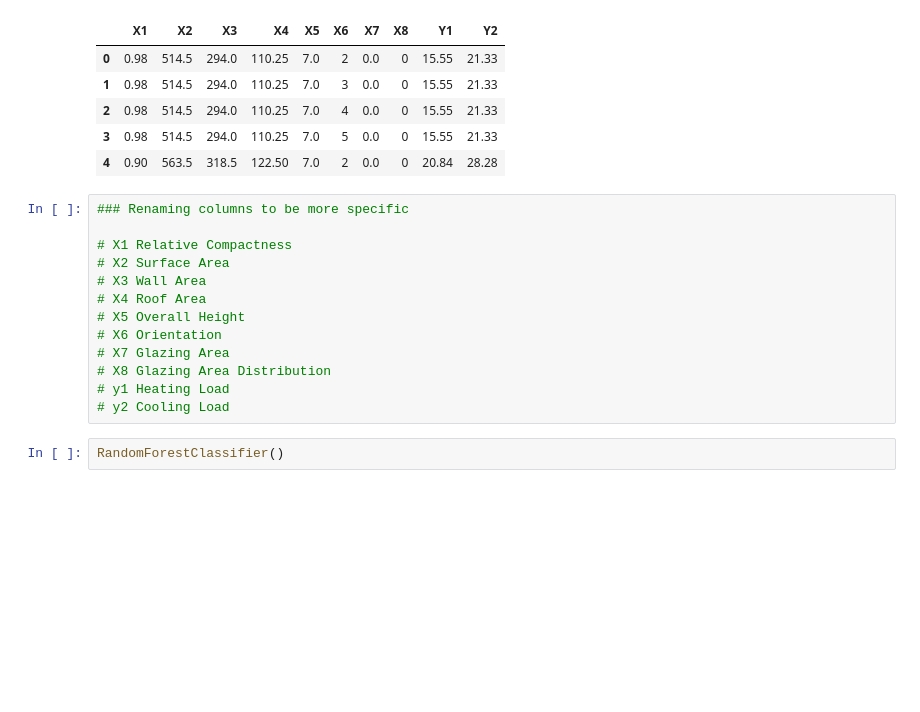
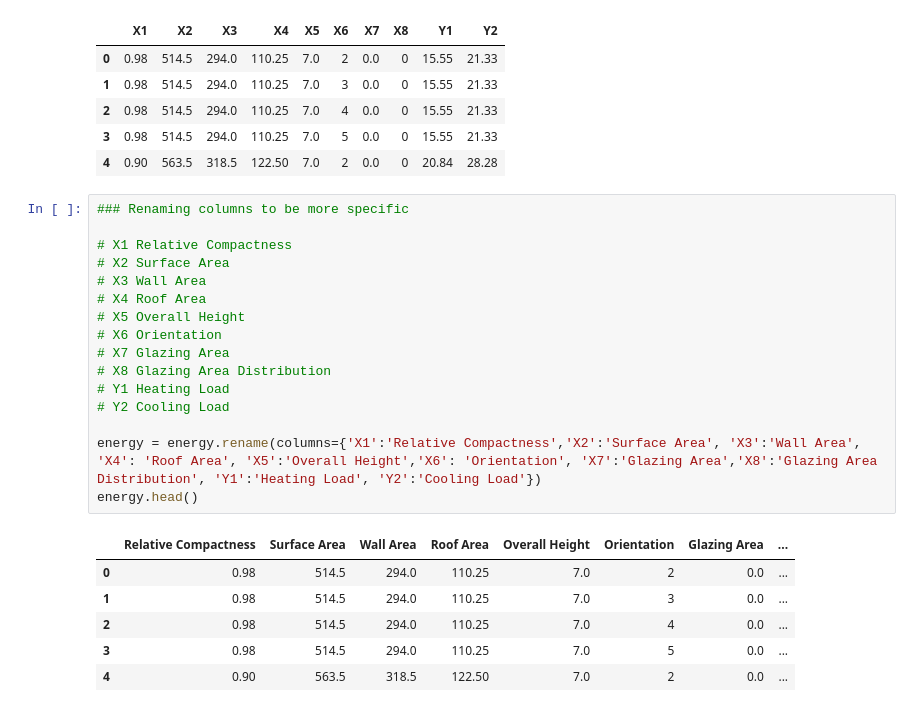
Before and after one commit to austinkirwin/public-projects, a Jupyter notebook: Python_projects/RandomForest/RandomForestModel.ipynb, the cells around one changed output. Drawn from its saved outputs; the diff is of its cells as text; blank space fills up the shorter version.

```diff
--- a/Python_projects/RandomForest/RandomForestModel.ipynb
+++ b/Python_projects/RandomForest/RandomForestModel.ipynb
@@ -42,15 +46,23 @@ energy.head()
 # %%
 ### Renaming columns to be more specific
 
 # X1 Relative Compactness
 # X2 Surface Area
 # X3 Wall Area
 # X4 Roof Area
 # X5 Overall Height
 # X6 Orientation
 # X7 Glazing Area
 # X8 Glazing Area Distribution
-# y1 Heating Load
-# y2 Cooling Load
+# Y1 Heating Load
+# Y2 Cooling Load
+
+energy = energy.rename(columns={'X1':'Relative Compactness','X2':'Surface Area', 'X3':'Wall Area', 'X4': 'Roof Area', 'X5':'Overall Height','X6': 'Orientation', 'X7':'Glazing Area','X8':'Glazing Area Distribution', 'Y1':'Heating Load', 'Y2':'Cooling Load'})
+energy.head()
+# %% [output]
+|  | Relative Compactness | Surface Area | Wall Area | Roof Area | Overall Height | Orientation | Glazing Area | ... |
+| 0 | 0.98 | 514.5 | 294.0 | 110.25 | 7.0 | 2 | 0.0 | ... |
+| 1 | 0.98 | 514.5 | 294.0 | 110.25 | 7.0 | 3 | 0.0 | ... |
+| 2 | 0.98 | 514.5 | 294.0 | 110.25 | 7.0 | 4 | 0.0 | ... |
+| 3 | 0.98 | 514.5 | 294.0 | 110.25 | 7.0 | 5 | 0.0 | ... |
+| 4 | 0.90 | 563.5 | 318.5 | 122.50 | 7.0 | 2 | 0.0 | ... |
-# %%
-RandomForestClassifier()
```
Also changed, not shown: parts of 4 cells of this notebook.
